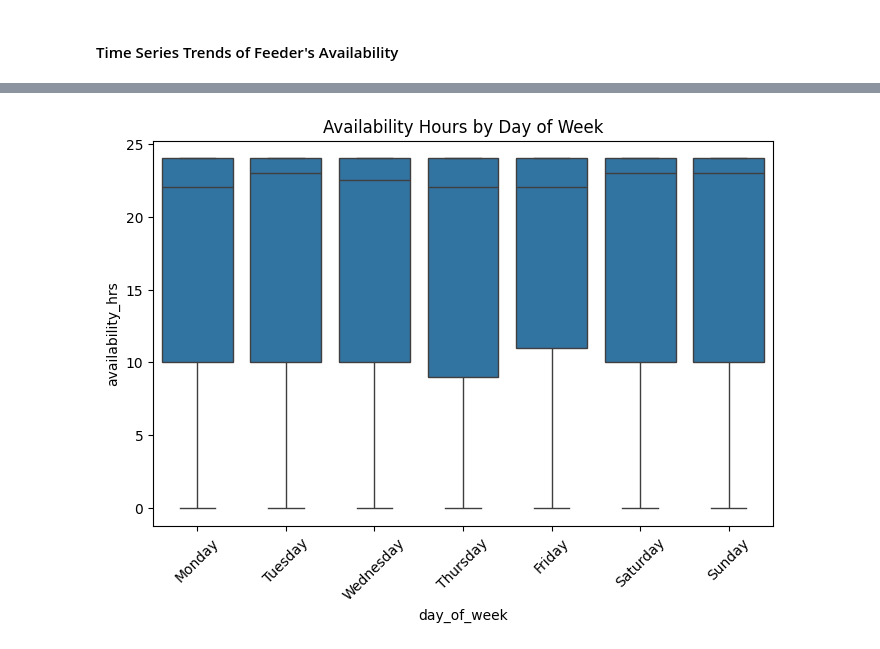
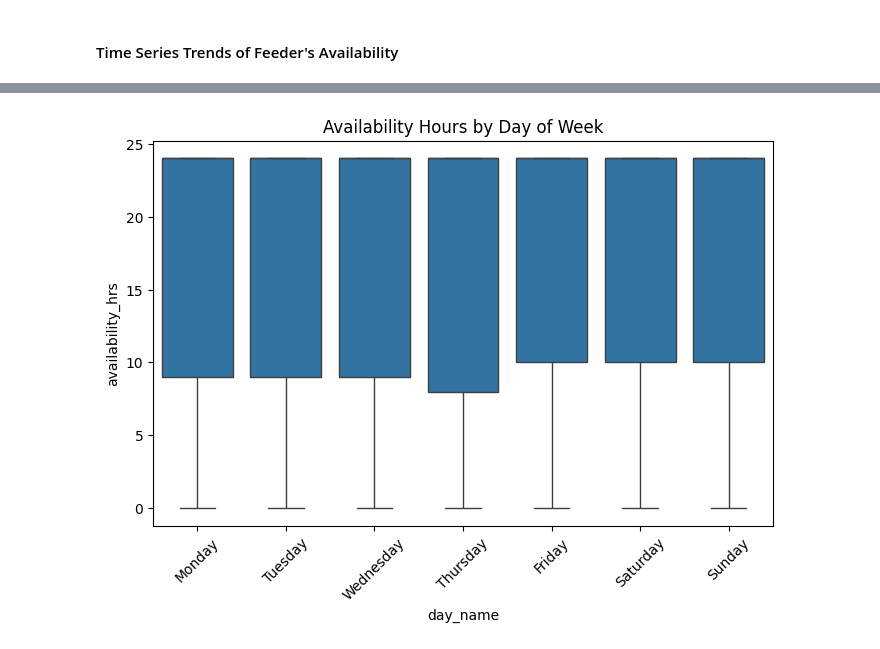
Before and after one commit to Giwa-ibrahim/power-system-availabilty, a Jupyter notebook: src/data_clean_and_analysis.ipynb, the cells around one changed output, grey strips where cells are left out. Cells and saved outputs as stored; diff of their text form; code cells hidden in the pictures.

Commit message:
added updated train and data script

```diff
--- a/src/data_clean_and_analysis.ipynb
+++ b/src/data_clean_and_analysis.ipynb
@@ -185,5 +185,5 @@ len(new_data["33kv_feeder"].unique())
 # %%
-new_data = new_data.drop(columns=['circle', 'district'])
+new_data = new_data.drop(columns=['circle'])
 # rename 33kv_feeder to feeder_name
 new_data = new_data.rename(columns={'33kv_feeder': 'feeder_name'})
 new_data.head()
@@ -277,11 +303,0 @@ new_data
-# %%
-# Create additional time-based features
-new_data["day_of_week"] = new_data["date"].dt.day_name()
-new_data["month"] = new_data["date"].dt.month
-new_data["is_weekend"] = new_data["day_of_week"].isin(["Saturday", "Sunday"]).astype(int)
-
-# Create lag features
-new_data = new_data.sort_values(["feeder_name", "date"])
-new_data["lag1_avail"] = new_data.groupby("feeder_name")["availability_hrs"].shift(1)
-# Drop rows where lag1 is NaN (first day for each feeder)
-new_data = new_data.dropna(subset=["lag1_avail"]).reset_index(drop=True)
@@ -287,0 +340,20 @@ new_data = new_data.dropna(subset=["lag1_avail"]).reset_index(drop=True)
+# %%
+## Add temporal features and lag features for modeling
+
+# Sort by feeder and date
+new_data = new_data.sort_values(['feeder_name', 'date']).reset_index(drop=True)
+
+new_data["day_of_week"] = new_data["date"].dt.dayofweek
+new_data["month"] = new_data["date"].dt.month
+
+# Lag features (per feeder — no cross-feeder leakage)
+new_data['lag1_avail'] = new_data.groupby('feeder_name')['availability_hrs'].shift(1)
+new_data['lag2_avail'] = new_data.groupby('feeder_name')['availability_hrs'].shift(2)
+new_data['lag3_avail'] = new_data.groupby('feeder_name')['availability_hrs'].shift(3)
+
+# Binary transition feature
+new_data['yesterday_full'] = (new_data['lag1_avail'] == 24).astype(int)
+
+# Drop NaN rows from lag features
+new_data = new_data.dropna(axis=0, how='any')
+print(f"After feature engineering: {new_data.shape}")
@@ -476,15 +565,19 @@ for feeder in feeders:
 #     plt.ylabel("Average Availability Hours")
 #     plt.grid()
 #     plt.show()
+# %%
+day_map = {0: "Monday", 1: "Tuesday", 2: "Wednesday", 3: "Thursday",
+           4: "Friday", 5: "Saturday", 6: "Sunday"}
+new_data["day_name"] = new_data["day_of_week"].map(day_map)
 # %%
 plt.figure(figsize=(8,5))
-sns.boxplot(x="day_of_week", y="availability_hrs", data=new_data,
+sns.boxplot(x="day_name", y="availability_hrs", data=new_data,
             order=["Monday","Tuesday","Wednesday","Thursday","Friday","Saturday","Sunday"])
 plt.title("Availability Hours by Day of Week")
 plt.xticks(rotation=45)
 plt.show()
 # %% [output]
-[figure, old version]
+[figure, new version]
 # %%
 plt.figure(figsize=(8,5))
 sns.boxplot(x="month", y="availability_hrs", data=new_data)
```
Also changed, not shown: parts of 38 cells of this notebook, 1 other file.
